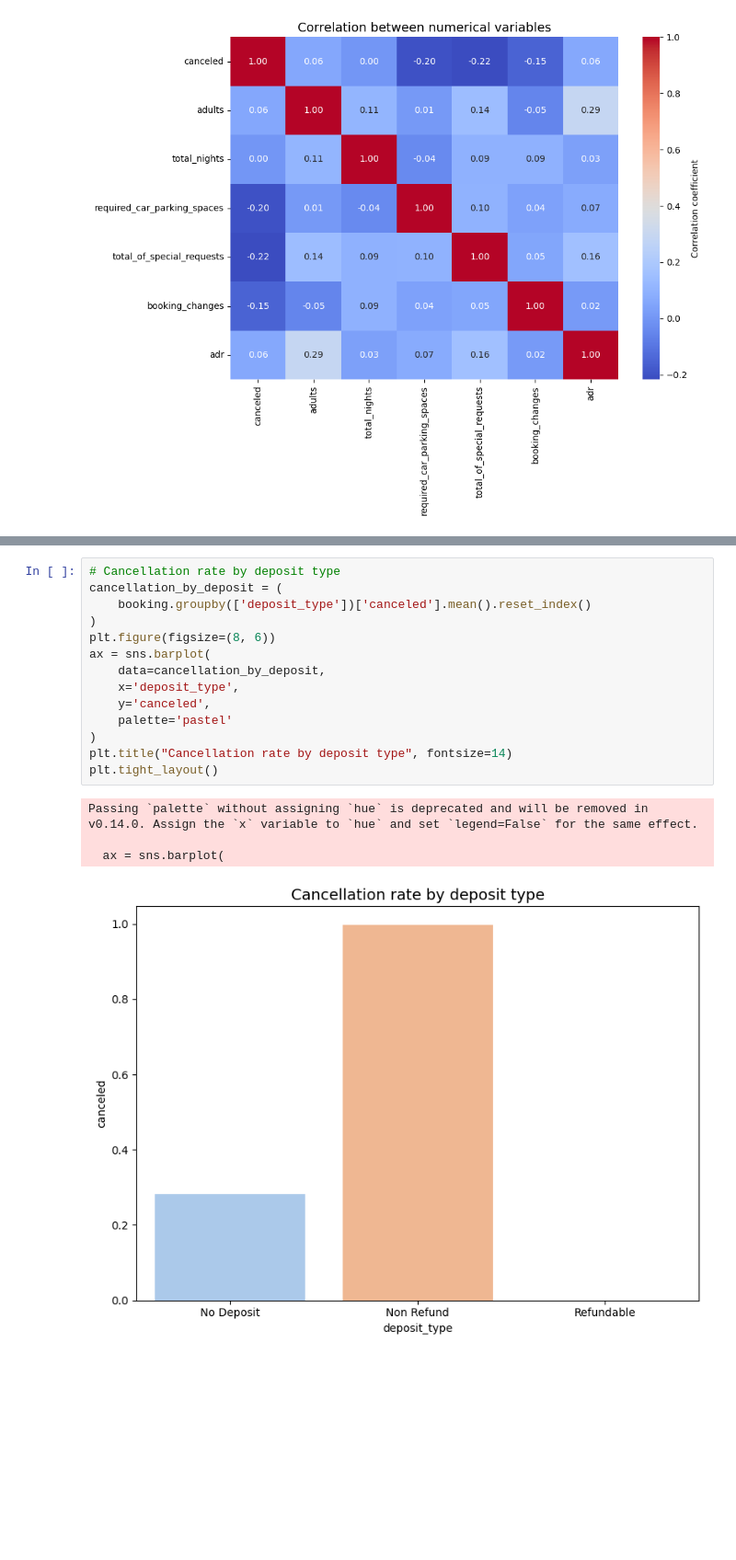
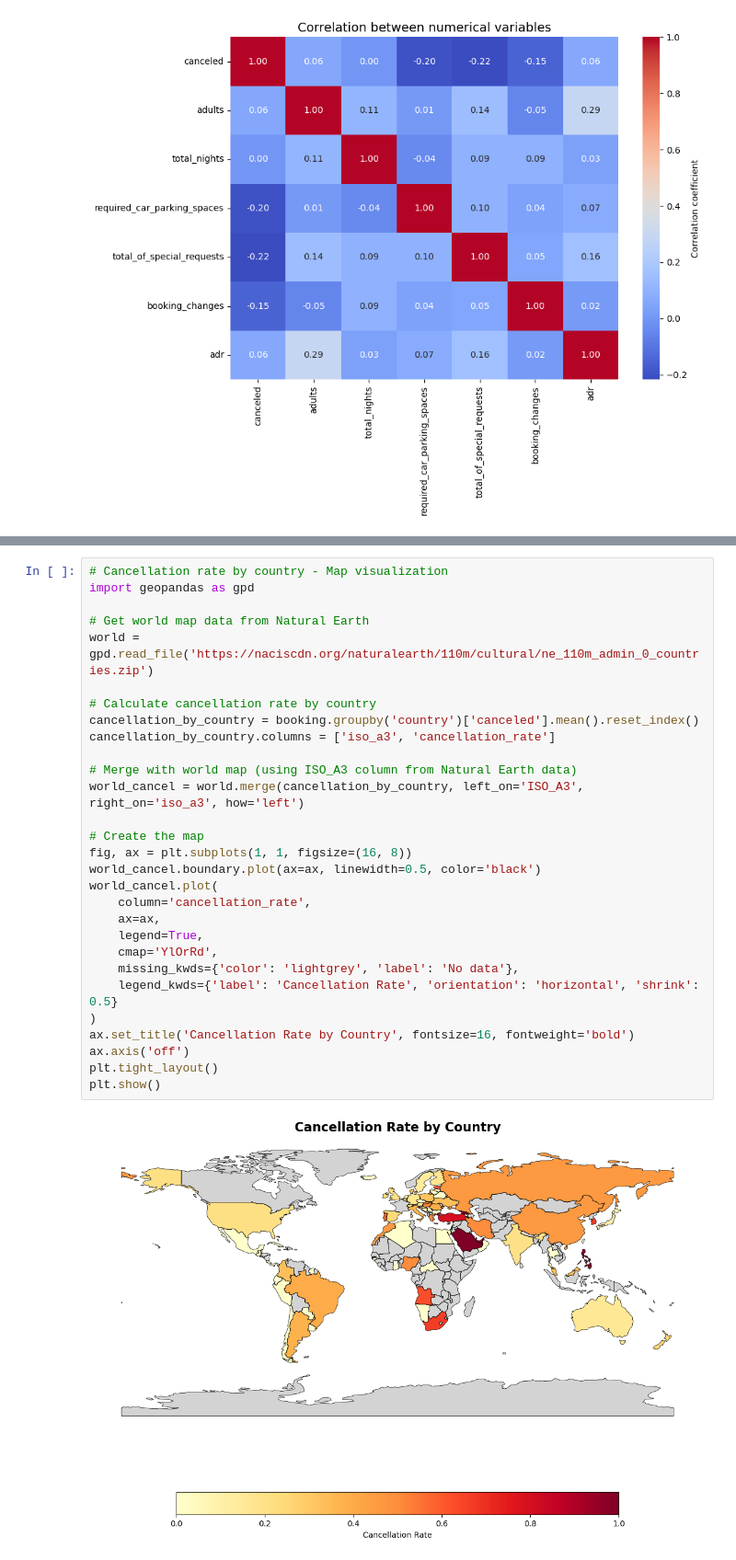
Before and after one commit to luciledubarry/Hotel_booking_analysis, a Jupyter notebook: hotel_booking_analysis.ipynb, the cells around one changed output, grey strips where cells are left out. Shown at 92% size. Saved outputs shown, nothing was run; the diff lists cells and outputs as text; blank space fills up the shorter version.

```diff
--- a/hotel_booking_analysis.ipynb
+++ b/hotel_booking_analysis.ipynb
@@ -290,19 +329,31 @@ Passing `palette` without assigning `hue` is deprecated and will be removed in v
-# %%
-# Cancellation rate by deposit type
-cancellation_by_deposit = (
-    booking.groupby(['deposit_type'])['canceled'].mean().reset_index()
-)
-plt.figure(figsize=(8, 6))
-ax = sns.barplot(
-    data=cancellation_by_deposit,
-    x='deposit_type',
-    y='canceled',
-    palette='pastel'
-)
-plt.title("Cancellation rate by deposit type", fontsize=14)
-plt.tight_layout()
-# %% [output]
-Passing `palette` without assigning `hue` is deprecated and will be removed in v0.14.0. Assign the `x` variable to `hue` and set `legend=False` for the same effect.
-
-  ax = sns.barplot(
-[figure, removed]
+# %%
+# Cancellation rate by country - Map visualization
+import geopandas as gpd
+
+# Get world map data from Natural Earth
+world = gpd.read_file('https://naciscdn.org/naturalearth/110m/cultural/ne_110m_admin_0_countries.zip')
+
+# Calculate cancellation rate by country
+cancellation_by_country = booking.groupby('country')['canceled'].mean().reset_index()
+cancellation_by_country.columns = ['iso_a3', 'cancellation_rate']
+
+# Merge with world map (using ISO_A3 column from Natural Earth data)
+world_cancel = world.merge(cancellation_by_country, left_on='ISO_A3', right_on='iso_a3', how='left')
+
+# Create the map
+fig, ax = plt.subplots(1, 1, figsize=(16, 8))
+world_cancel.boundary.plot(ax=ax, linewidth=0.5, color='black')
+world_cancel.plot(
+    column='cancellation_rate',
+    ax=ax,
+    legend=True,
+    cmap='YlOrRd',
+    missing_kwds={'color': 'lightgrey', 'label': 'No data'},
+    legend_kwds={'label': 'Cancellation Rate', 'orientation': 'horizontal', 'shrink': 0.5}
+)
+ax.set_title('Cancellation Rate by Country', fontsize=16, fontweight='bold')
+ax.axis('off')
+plt.tight_layout()
+plt.show()
+# %% [output]
+[figure, added]
```
Also changed, not shown: parts of 2 cells of this notebook.
